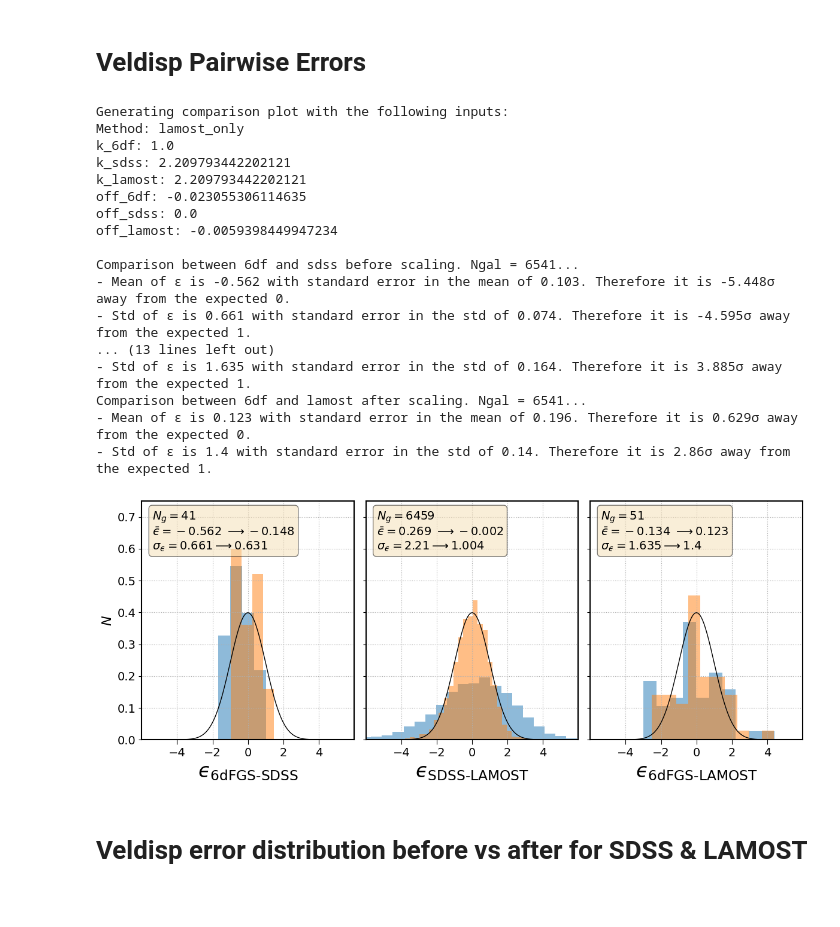
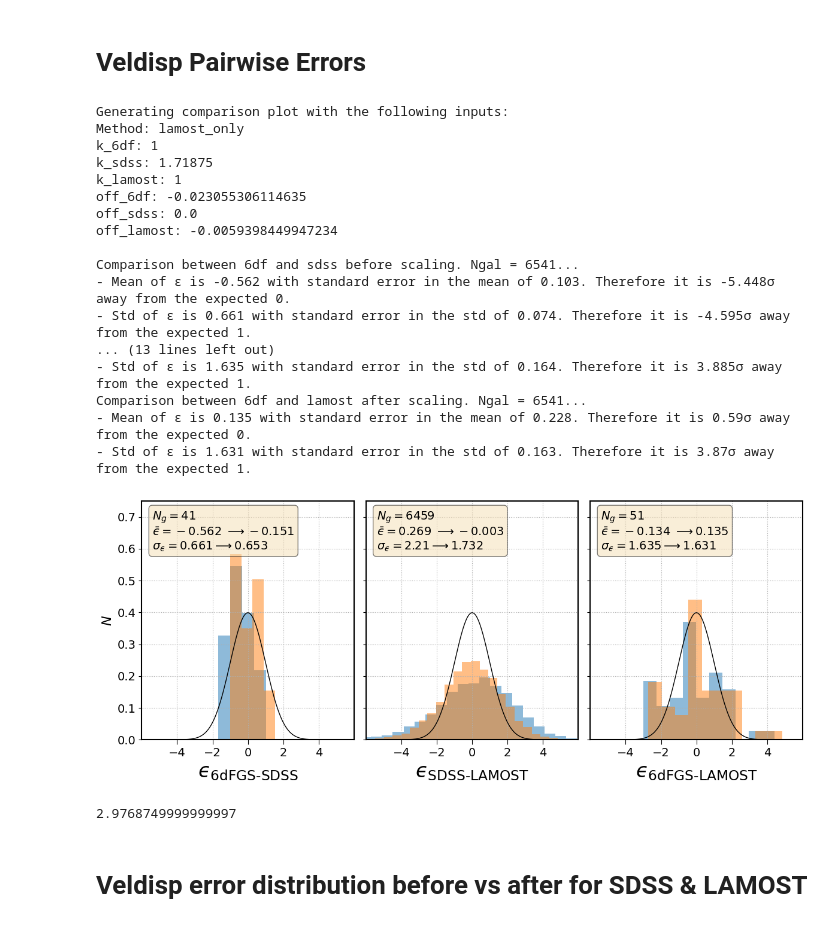
Before and after one commit to mrafifrbbn/thesis-research-2.0, a Jupyter notebook: notebooks/plots_section_2.ipynb, the cells around one changed output. Cells and saved outputs as stored; diff of their text form; code cells hidden in the pictures.

```diff
--- a/notebooks/plots_section_2.ipynb
+++ b/notebooks/plots_section_2.ipynb
@@ -184,7 +184,7 @@ VELDISP_ORI_OUTPUT_FILEPATH = os.path.join(ROOT_PATH, 'data/processed/veldisp_ca
 method = 'lamost_only'
 
 off_6df, off_sdss, off_lamost = pd.read_csv('../artifacts/veldisp_calibration/totoffs.csv').loc[0].to_numpy()
-k_6df, k_sdss, k_lamost = pd.read_csv(f'../artifacts/veldisp_calibration/scaling_sdss_lamost.csv')[['k_6df', 'k_sdss', 'k_lamost']].loc[0].to_numpy()
+k_6df, k_sdss, k_lamost = 1, 5.5/3.2, 1 # pd.read_csv(f'../artifacts/veldisp_calibration/scaling_sdss_lamost.csv')[['k_6df', 'k_sdss', 'k_lamost']].loc[0].to_numpy()
 
 # CONSTANTS
 BIN_LIST = [4, 40, 10]
@@ -270,39 +270,43 @@ for i, combo in enumerate(SURVEY_COMBOS):
     axs[0].set_ylabel(r'$N$', fontsize=16)
 
     print()
 
 # Plot standard normal Gaussians (target)
 x = np.arange(start=-10., stop=10., step=0.0001)
 y = norm.pdf(x, loc=0., scale=1.)
 for ax in axs:
     ax.plot(x, y, c='k', lw=1.0)
     ax.tick_params(axis='x', labelsize=14)
     ax.tick_params(axis='y', labelsize=14)
     ax.tick_params(axis='x', which='major', length=6)
 
 plt.subplots_adjust(wspace=0)
 
 plt.tight_layout()
 # fig.savefig('../img/final_plot/veldisp_comparison.pdf', bbox_inches='tight', dpi=300)
 # %% [output]
 Generating comparison plot with the following inputs:
 Method: lamost_only
-k_6df: 1.0
-k_sdss: 2.209793442202121
-k_lamost: 2.209793442202121
+k_6df: 1
+k_sdss: 1.71875
+k_lamost: 1
 off_6df: -0.023055306114635
 off_sdss: 0.0
 off_lamost: -0.0059398449947234
 
 Comparison between 6df and sdss before scaling. Ngal = 6541...
 - Mean of ϵ is -0.562 with standard error in the mean of 0.103. Therefore it is -5.448σ away from the expected 0.
 - Std of ϵ is 0.661 with standard error in the std of 0.074. Therefore it is -4.595σ away from the expected 1.
 ... (13 lines left out)
 - Std of ϵ is 1.635 with standard error in the std of 0.164. Therefore it is 3.885σ away from the expected 1.
 Comparison between 6df and lamost after scaling. Ngal = 6541...
-- Mean of ϵ is 0.123 with standard error in the mean of 0.196. Therefore it is 0.629σ away from the expected 0.
-- Std of ϵ is 1.4 with standard error in the std of 0.14. Therefore it is 2.86σ away from the expected 1.
+- Mean of ϵ is 0.135 with standard error in the mean of 0.228. Therefore it is 0.59σ away from the expected 0.
+- Std of ϵ is 1.631 with standard error in the std of 0.163. Therefore it is 3.87σ away from the expected 1.
-[figure, old version]
+[figure, new version]
+# %%
+1.732 * 5.5/3.2
+# %% [output]
+2.9768749999999997
 # %% [markdown]
 # Veldisp error distribution before vs after for SDSS & LAMOST
 # %%
```
Also changed, not shown: 51 other files.
